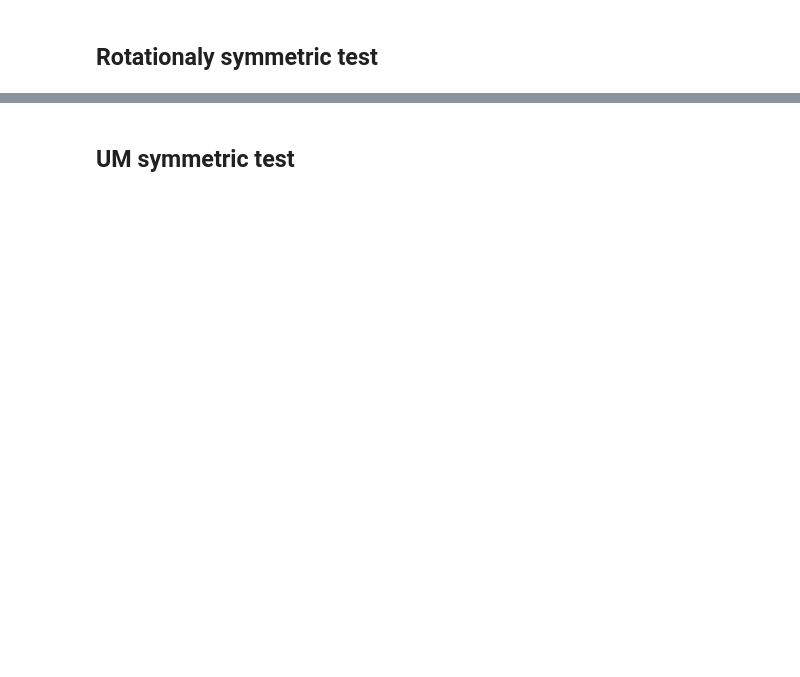
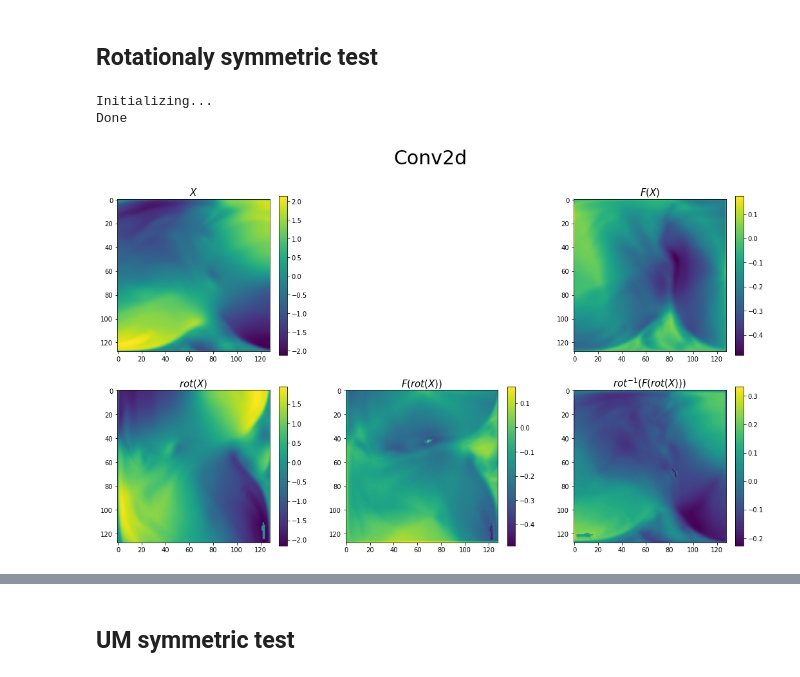
Before and after one commit to lizzij/Turbulence, a Jupyter notebook: Rot-UM-Scale/rot_um_scale.ipynb, the cells around one changed output, grey strips where cells are left out. Drawn from its saved outputs; the diff is of its cells as text; code cells hidden in the pictures; blank space fills up the shorter version.

Commit message:
combine scale to rot-um

```diff
--- a/Rot-UM-Scale/rot_um_scale.ipynb
+++ b/Rot-UM-Scale/rot_um_scale.ipynb
@@ -23,17 +23,17 @@ img_direc = "/global/cscratch1/sd/roseyu/Eliza/Img"
 ## Scale
 # %%
 class scale_conv2d(nn.Module):
-    def __init__(self, in_channels, out_channels, kernel_size, l = 3, sout = 5, activation = True):
+    def __init__(self, input_channels, output_channels, kernel_size, l = 3, sout = 5, activation = True):
         super(scale_conv2d, self).__init__()
-        self.out_channels= out_channels
-        self.in_channels = in_channels
+        self.output_channels= output_channels
+        self.input_channels = input_channels
         self.l = l
         self.sout = sout
         self.activation = activation
         self.kernel_size = kernel_size
-        self.bias = nn.Parameter(torch.Tensor(out_channels))
-        weight_shape = (out_channels, l, 2, in_channels//2, kernel_size, kernel_size)
-        self.stdv = math.sqrt(1. / (kernel_size * kernel_size * in_channels * l))
+        self.bias = nn.Parameter(torch.Tensor(output_channels))
+        weight_shape = (output_channels, l, 2, input_channels//2, kernel_size, kernel_size)
+        self.stdv = math.sqrt(1. / (kernel_size * kernel_size * input_channels * l))
         self.weights = nn.Parameter(torch.Tensor(*weight_shape))
         self.reset_parameters()
         self.batchnorm = nn.BatchNorm3d(sout)# affine=False
@@ -114,7 +114,7 @@ class scale_conv2d(nn.Module):
         for s in range(self.sout):
             t = np.minimum(s + self.l, self.sout)
             inp = xx[:,s:t].reshape(xx.shape[0], -1, xx.shape[-2], xx.shape[-1])
-            w = self.weights[:,:(t-s),:,:,:].reshape(self.out_channels, 2*(t-s), self.in_channels//2, self.kernel_size, self.kernel_size).to(device)
+            w = self.weights[:,:(t-s),:,:,:].reshape(self.output_channels, 2*(t-s), self.input_channels//2, self.kernel_size, self.kernel_size).to(device)
 
             if (s - self.sout//2) < 0:
                 new_kernel = self.shrink_kernel(w, (self.sout//2 - s)/2).to(device)
@@ -123,7 +123,7 @@ class scale_conv2d(nn.Module):
             else:
                 new_kernel = w.to(device)
 
-            new_kernel = new_kernel.reshape(self.out_channels, (t-s)*self.in_channels, new_kernel.shape[-2], new_kernel.shape[-1])
+            new_kernel = new_kernel.reshape(self.output_channels, (t-s)*self.input_channels, new_kernel.shape[-2], new_kernel.shape[-1])
             conv = F.conv2d(inp, new_kernel, padding = ((new_kernel.shape[-2]-1)//2, (new_kernel.shape[-1]-1)//2))# bias = self.bias,
 
             out.append(conv.unsqueeze(1))
@@ -473,9 +433,10 @@ def rotate(img, degree):
 train_direc = "/global/cscratch1/sd/roseyu/Eliza/TF-net/Data/data_128/sample_"
 input_length = 2
 output_length = 3
-batch_size = 1
-train_indices = list(range(0, 1))
-train_set = Dataset(train_indices, input_length, 40, output_length, train_direc, True)
+batch_size = 4
+train_indices = list(range(0, 2))
+
+train_set = Dataset(train_indices, input_length, 40, output_length, train_direc)
 train_loader = data.DataLoader(train_set, batch_size = batch_size, shuffle = True)
 for xx, yy in train_loader:
     break
@@ -483,51 +444,63 @@ for xx, yy in train_loader:
 torch.manual_seed(10)
 degree = 90
 
-# model = Ani_layer(input_channels = 1, output_channels = 1, kernel_size = 7).to(device)
-model = rot_um_cnn(input_channels = 2, output_channels = 1, hidden_dim = 128, num_layers = 4, kernel_size = 7, activation = "tanh").to(device)
+print("Initializing...")
+model = scale_cnn(activation="leakyrelu", input_channels=input_length*2, hidden_dim=hidden_dim, num_layers=num_layers,
+                  output_channels=output_length, kernel_size=kernel_size).to(device)#
+print("Done")
 
+xx = xx.reshape(-1, 4, 128, 128)
 rot_xx = torch.cat([rotate(xx[0,:2], degree).unsqueeze(0), rotate(xx[0,-2:], degree).unsqueeze(0)] , dim = 1)#rotate(xx[0,0], degree).unsqueeze(0)
 
-rot_xx_out = model(rot_xx.to(device))
+blur_rot_xx = blur_input(rot_xx.reshape(-1, 2, 2, 64, 64))
+rot_xx_out = model(blur_rot_xx.to(device))
 
 xx_out_rot = rotate((rot_xx_out[0]).cpu(), -degree)
+# %% [output]
+Initializing...
+Done
 # %%
-xx_out = model(xx.to(device))
+blur_xx = blur_input(xx.reshape(-1, 2, 2, 128, 128))
+xx_out = model(blur_xx.to(device))
 
+xx = xx.reshape(-1, 4, 128, 128)
 rot_xx = torch.cat([rotate(xx[0,:2], degree).unsqueeze(0), rotate(xx[0,-2:], degree).unsqueeze(0)] , dim = 1)#rotate(xx[0,0], degree).unsqueeze(0)
 
-rot_xx_out = model(rot_xx.to(device))
+blur_rot_xx = blur_input(rot_xx.reshape(-1, 2, 2, 128, 128))
+rot_xx_out = model(blur_rot_xx.to(device))
 
 xx_out_rot = rotate((rot_xx_out[0]).cpu(), -degree)
 
 direc = 0
 fig=plt.figure(figsize=(18, 10))
 plt.subplot(2, 3, 1)
 plt.imshow(xx[0,direc].cpu().data.numpy())
 plt.title(r"$X$", size = 15)
 plt.colorbar()
 
 plt.subplot(2, 3, 3)
 plt.imshow(xx_out[0,direc].cpu().data.numpy())
 plt.title(r"$F(X)$", size = 15)
 plt.colorbar()
 
 plt.subplot(2, 3, 4)
 plt.imshow(rot_xx[0, direc].cpu().data.numpy())
 plt.title(r"$rot(X)$", size = 15)
 plt.colorbar()
 
 plt.subplot(2, 3, 5)
 plt.imshow(rot_xx_out[0,direc].cpu().data.numpy())
 plt.title(r"$F(rot(X))$", size = 15)
 plt.colorbar()
 
 plt.subplot(2, 3, 6)
 plt.imshow(xx_out_rot[direc].cpu().data.numpy())
 plt.title(r"$rot^{-1}(F(rot(X)))$", size = 15)
 plt.colorbar()
 
 plt.suptitle("Conv2d", size = 30)
 
 plt.show()
-fig.savefig(img_direc + '/rot_um_conv2d_rot', bbox_inches='tight')
+fig.savefig(img_direc + '/rot_um_scale_conv2d_rot', bbox_inches='tight')
+# %% [output]
+[figure, added]
```
Also changed, not shown: parts of 23 cells of this notebook, 22 other files.
